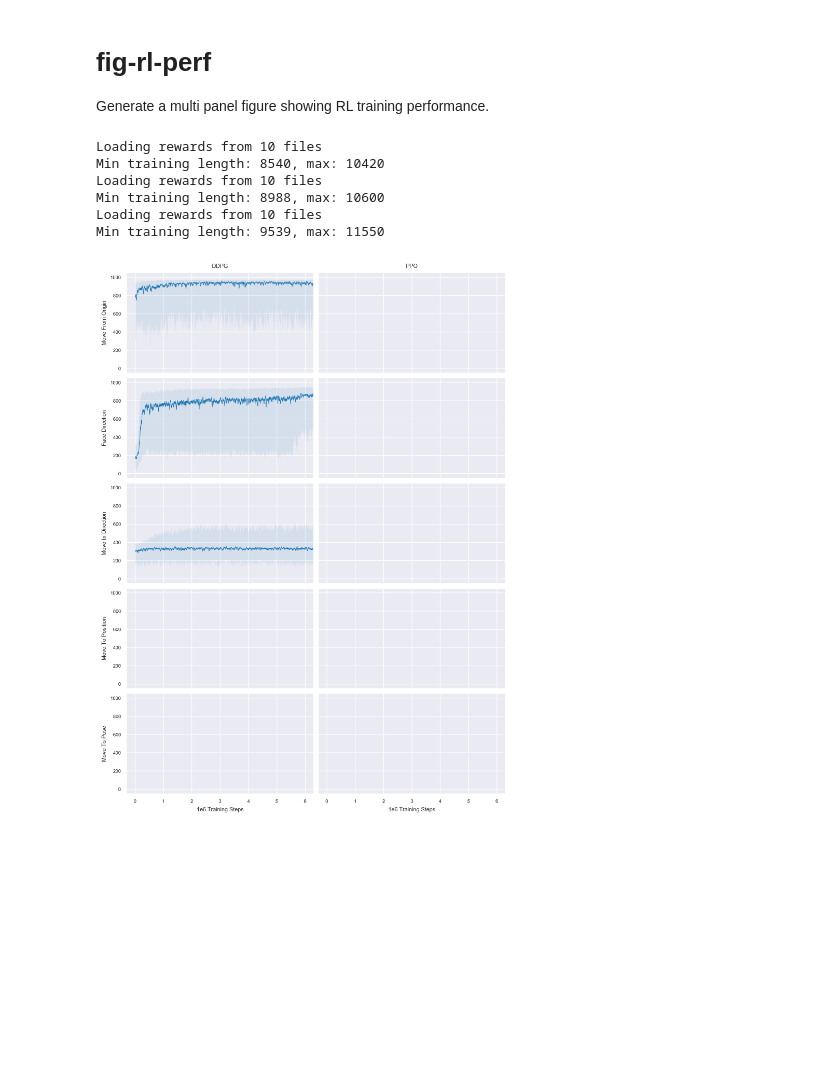
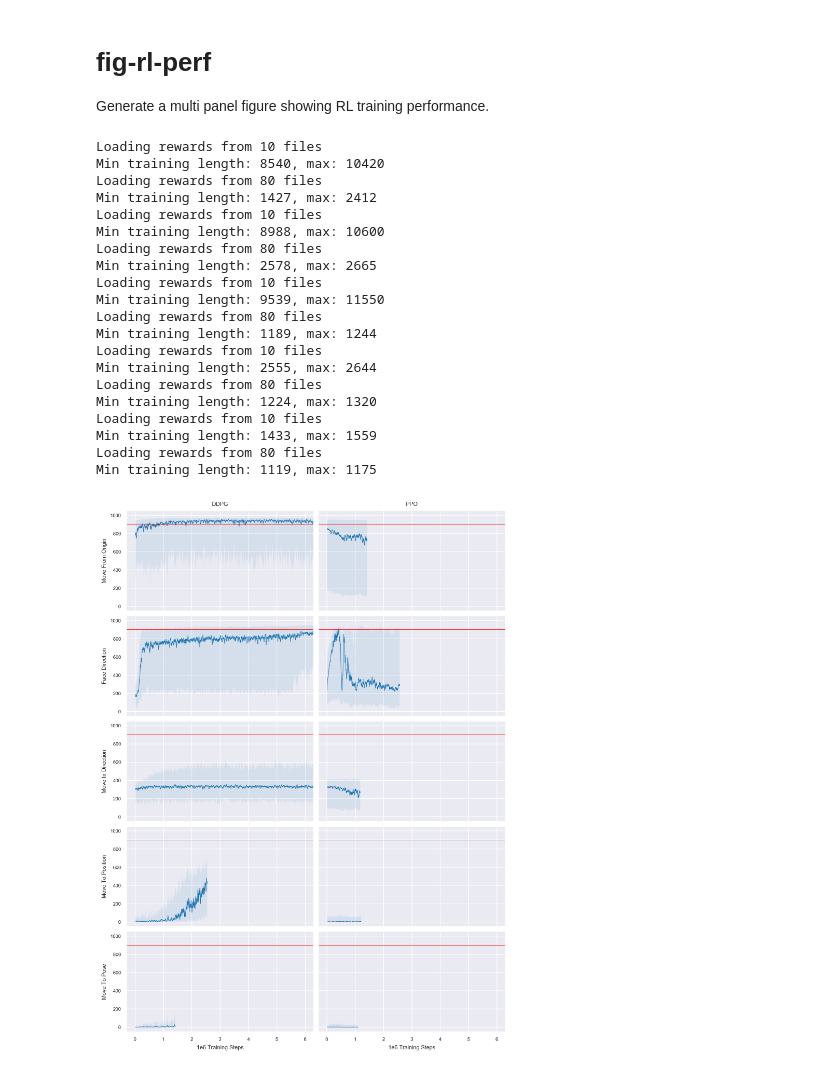
Before and after one commit to RoboticsDesignLab/jitterbug, a Jupyter notebook: fig-rl-perf.ipynb, the cells around one changed output. Saved outputs shown, nothing was run; the diff lists cells and outputs as text; code cells hidden in the pictures; blank space fills up the shorter version.

Commit message:
Update RL results figure

```diff
--- a/fig-rl-perf.ipynb
+++ b/fig-rl-perf.ipynb
@@ -17,7 +17,7 @@ from benchmarks import *
 
 ma_window = 20
 q = [10, 50, 90]
-res_str = os.path.join("benchmarks", "results", "{}", "{}", "*", "monitor.csv")
+res_str = os.path.join("benchmarks", "results", "{}", "{}", "*", "*monitor.csv")
 
 sns.set_style("darkgrid")
 #sns.despine()
@@ -56,55 +56,81 @@ axes[4][1].set_xlabel("1e6 Training Steps")
 axes[0][0].set_title("DDPG")
 axes[0][1].set_title("PPO")
 
+solvedline = lambda: plt.axhline(900, color='r', lw=0.5)
+
 # Move From Origin
 plt.sca(axes[0][0])
 plot_csv_glob(res_str.format("ddpg", "mfo"), ma_window, quartiles=q, lw=0.5)
+solvedline()
 
-#plt.sca(axes[0][1])
-#plot_csv_glob(res_str.format("ppo", "mfo"), ma_window, quartiles=q, lw=0.5)
+plt.sca(axes[0][1])
+plot_csv_glob(res_str.format("ppo2", "mfo"), ma_window, quartiles=q, lw=0.5)
+solvedline()
 
 # Face Direction
 plt.sca(axes[1][0])
 plot_csv_glob(res_str.format("ddpg", "fd"), ma_window, quartiles=q, lw=0.5)
+solvedline()
 
-#plt.sca(axes[1][1])
-#plot_csv_glob(res_str.format("ppo", "fd"), ma_window, quartiles=q, lw=0.5)
+plt.sca(axes[1][1])
+plot_csv_glob(res_str.format("ppo2", "fd"), ma_window, quartiles=q, lw=0.5)
+solvedline()
 
 # Move In Direction
 plt.sca(axes[2][0])
 plot_csv_glob(res_str.format("ddpg", "mid"), ma_window, quartiles=q, lw=0.5)
+solvedline()
 
-#plt.sca(axes[2][1])
-#plot_csv_glob(res_str.format("ppo", "mid"), ma_window, quartiles=q, lw=0.5)
+plt.sca(axes[2][1])
+plot_csv_glob(res_str.format("ppo2", "mid"), ma_window, quartiles=q, lw=0.5)
+solvedline()
 
 # Move To Position
-#plt.sca(axes[3][0])
-#plot_csv_glob(res_str.format("ddpg", "mtp"), ma_window, quartiles=q, lw=0.5)
+plt.sca(axes[3][0])
+plot_csv_glob(res_str.format("ddpg", "mtp"), ma_window, quartiles=q, lw=0.5)
+solvedline()
 
-#plt.sca(axes[3][1])
-#plot_csv_glob(res_str.format("ppo", "mtp"), ma_window, quartiles=q, lw=0.5)
+plt.sca(axes[3][1])
+plot_csv_glob(res_str.format("ppo2", "mtp"), ma_window, quartiles=q, lw=0.5)
+solvedline()
 
 # Move To Pose
-#plt.sca(axes[4][0])
-#plot_csv_glob(res_str.format("ddpg", "mtpose"), ma_window, quartiles=q, lw=0.5)
+plt.sca(axes[4][0])
+plot_csv_glob(res_str.format("ddpg", "mtpose"), ma_window, quartiles=q, lw=0.5)
+solvedline()
 
-#plt.sca(axes[4][1])
-#plot_csv_glob(res_str.format("ppo", "mtpose"), ma_window, quartiles=q, lw=0.5)
+plt.sca(axes[4][1])
+plot_csv_glob(res_str.format("ppo2", "mtpose"), ma_window, quartiles=q, lw=0.5)
+solvedline()
 
 plt.tight_layout()
 plt.savefig(
     os.path.join("manuscript", "figures", "fig-rl-perf.pdf"),
     dpi=300,
     bbox_inches='tight',
     pad_inches=0
 )
 plt.show()
 plt.close()
 # %% [output]
 Loading rewards from 10 files
 Min training length: 8540, max: 10420
+Loading rewards from 80 files
+Min training length: 1427, max: 2412
 Loading rewards from 10 files
 Min training length: 8988, max: 10600
+Loading rewards from 80 files
+Min training length: 2578, max: 2665
 Loading rewards from 10 files
 Min training length: 9539, max: 11550
+Loading rewards from 80 files
+Min training length: 1189, max: 1244
+Loading rewards from 10 files
+Min training length: 2555, max: 2644
+Loading rewards from 80 files
+Min training length: 1224, max: 1320
+Loading rewards from 10 files
+Min training length: 1433, max: 1559
+Loading rewards from 80 files
+Min training length: 1119, max: 1175
-[figure, old version]
+[figure, new version]
```
Also changed, not shown: 4 other files.
